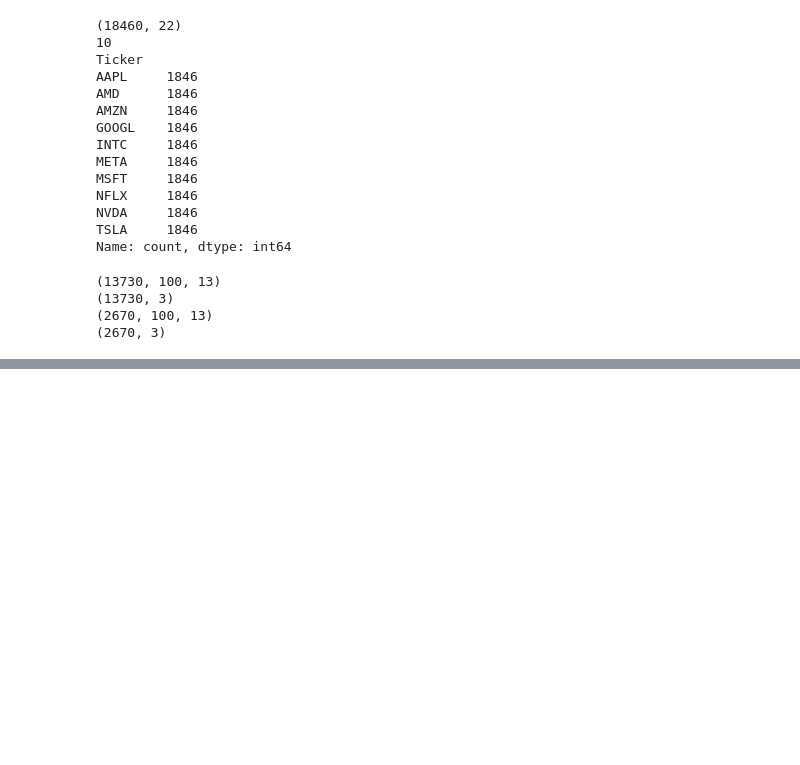
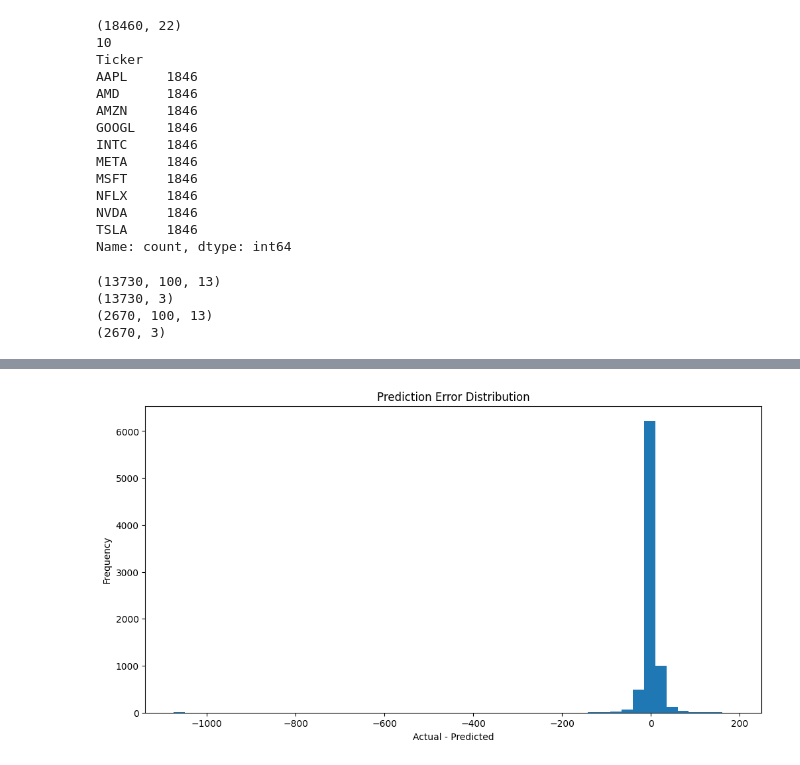
Before and after one commit to m4nn4t/stock_price_prediction, a Jupyter notebook: MultiStock.ipynb, the cells around one changed output, grey strips where cells are left out. Cells and saved outputs as stored; diff of their text form; code cells hidden in the pictures; blank space fills up the shorter version.

```diff
--- a/MultiStock.ipynb
+++ b/MultiStock.ipynb
@@ -564,0 +860,25 @@ print(y_test.shape)
+# %%
+errors=actual_prices-pred_prices
+
+plt.figure(figsize=(12,6))
+
+plt.hist(
+    errors,
+    bins=50
+)
+
+plt.title(
+    "Prediction Error Distribution"
+)
+
+plt.xlabel(
+    "Actual - Predicted"
+)
+
+plt.ylabel(
+    "Frequency"
+)
+
+plt.show()
+# %% [output]
+[figure, added]
```
Also changed, not shown: parts of 20 cells of this notebook.
